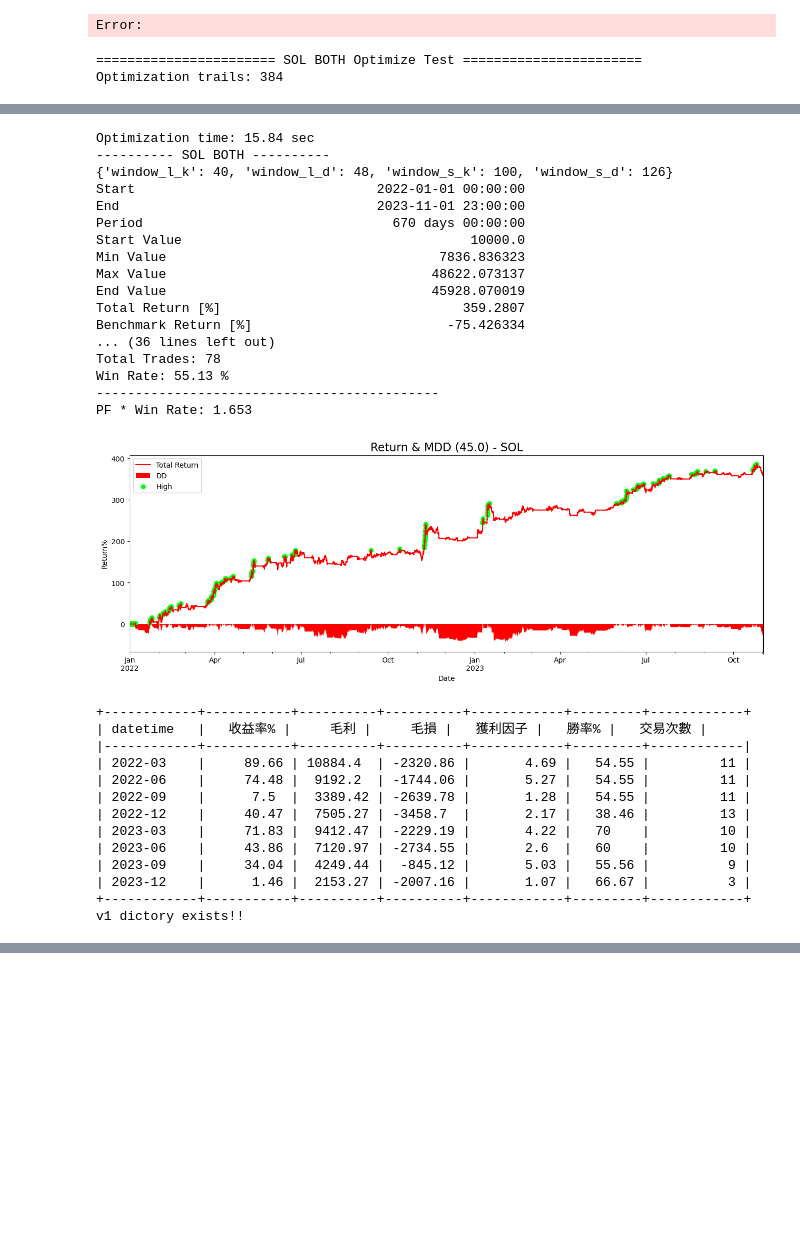
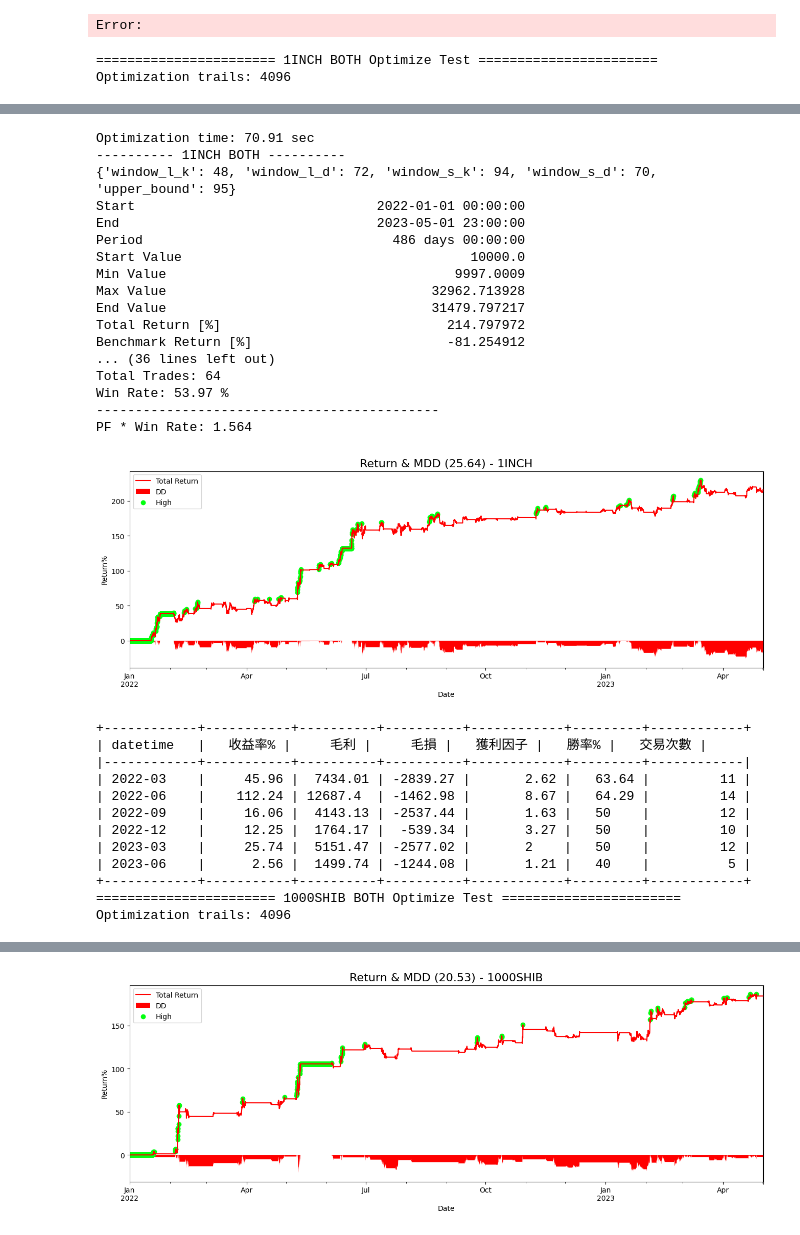
Before and after one commit to JohnsonHsiao/DC_capital_intern, a Jupyter notebook: strategy_research/CTA_TEST/Crypto/mom/bt_lab.ipynb, the cells around one changed output, grey strips where cells are left out. Cells and saved outputs as stored; diff of their text form; code cells hidden in the pictures; blank space fills up the shorter version.

```diff
--- a/strategy_research/CTA_TEST/Crypto/mom/bt_lab.ipynb
+++ b/strategy_research/CTA_TEST/Crypto/mom/bt_lab.ipynb
@@ -79,17 +60,18 @@ import warnings
 warnings.filterwarnings("ignore")
 
 start= '2022-01-01'
-end ='2023-11-01'
+end ='2023-05-01'
 
 params={
     'window_l_k': [40, 100, 8],
-    'window_l_d': [40, 60, 8],
-    'window_s_k': [100, 130, 8],
-    'window_s_d': [110, 140, 8],
+    'window_l_d': [40, 100, 8],
+    'window_s_k': [70, 130, 8],
+    'window_s_d': [70, 130, 8],
+    'upper_bound': [95, 96, 1]
     }
 
 config = {'freq':'1h','fee': 0.0003}
-symbol_list = ['SOL']
+symbol_list = ['1INCH','1000SHIB','AAVE','ADA','ALGO','ANKR','APE','APT','ARB','AVAX','BAND','BCH','BLUR','BNB','BTC','CYBER','DOGE','DYDX','EGLD','ENJ','ETC','ETH','FLOW','GALA','GMT','GMX','IMX','IOST','IOTA','LINK','LTC','MATIC','MANA','MKR','NEAR','NEO','OP','SNX','SEI','STX','SUSHI','THETA','TRB','XRP','XMR','XLM']
 sample_sets = [[start,end]]
 
 multi_test = MultiTester(
@@ -102,10 +84,9 @@ multi_test = MultiTester(
     end=end
     )
 
-all_params = multi_test.multi_params(['SOL'],sample_sets,direction='both')
+all_params = multi_test.multi_params(symbol_list,sample_sets,direction='both')
 trades, value_df = multi_test.multi_params_result(all_params)
-multi_test.save_version_result(all_params,value_df,trades,1)
 all_params
 # %% [output]
-======================= SOL BOTH Optimize Test =======================
-Optimization trails: 384
+======================= 1INCH BOTH Optimize Test =======================
+Optimization trails: 4096
@@ -117,31 +105,30 @@ Optimization trails: 384
-Optimization time: 15.84 sec
----------- SOL BOTH ----------
-{'window_l_k': 40, 'window_l_d': 48, 'window_s_k': 100, 'window_s_d': 126}
+Optimization time: 70.91 sec
+---------- 1INCH BOTH ----------
+{'window_l_k': 48, 'window_l_d': 72, 'window_s_k': 94, 'window_s_d': 70, 'upper_bound': 95}
 Start                               2022-01-01 00:00:00
-End                                 2023-11-01 23:00:00
-Period                                670 days 00:00:00
+End                                 2023-05-01 23:00:00
+Period                                486 days 00:00:00
 Start Value                                     10000.0
-Min Value                                   7836.836323
-Max Value                                  48622.073137
-End Value                                  45928.070019
-Total Return [%]                               359.2807
-Benchmark Return [%]                         -75.426334
+Min Value                                     9997.0009
+Max Value                                  32962.713928
+End Value                                  31479.797217
+Total Return [%]                             214.797972
+Benchmark Return [%]                         -81.254912
 ... (36 lines left out)
-Total Trades: 78
-Win Rate: 55.13 %
+Total Trades: 64
+Win Rate: 53.97 %
 --------------------------------------------
-PF * Win Rate: 1.653
+PF * Win Rate: 1.564
-[figure, old version]
+[figure, new version]
 +------------+-----------+----------+----------+------------+---------+------------+
 | datetime   |   收益率% |     毛利 |     毛損 |   獲利因子 |   勝率% |   交易次數 |
 |------------+-----------+----------+----------+------------+---------+------------|
-| 2022-03    |     89.66 | 10884.4  | -2320.86 |       4.69 |   54.55 |         11 |
-| 2022-06    |     74.48 |  9192.2  | -1744.06 |       5.27 |   54.55 |         11 |
-| 2022-09    |      7.5  |  3389.42 | -2639.78 |       1.28 |   54.55 |         11 |
-| 2022-12    |     40.47 |  7505.27 | -3458.7  |       2.17 |   38.46 |         13 |
-| 2023-03    |     71.83 |  9412.47 | -2229.19 |       4.22 |   70    |         10 |
-| 2023-06    |     43.86 |  7120.97 | -2734.55 |       2.6  |   60    |         10 |
-| 2023-09    |     34.04 |  4249.44 |  -845.12 |       5.03 |   55.56 |          9 |
-| 2023-12    |      1.46 |  2153.27 | -2007.16 |       1.07 |   66.67 |          3 |
+| 2022-03    |     45.96 |  7434.01 | -2839.27 |       2.62 |   63.64 |         11 |
+| 2022-06    |    112.24 | 12687.4  | -1462.98 |       8.67 |   64.29 |         14 |
+| 2022-09    |     16.06 |  4143.13 | -2537.44 |       1.63 |   50    |         12 |
+| 2022-12    |     12.25 |  1764.17 |  -539.34 |       3.27 |   50    |         10 |
+| 2023-03    |     25.74 |  5151.47 | -2577.02 |       2    |   50    |         12 |
+| 2023-06    |      2.56 |  1499.74 | -1244.08 |       1.21 |   40    |          5 |
 +------------+-----------+----------+----------+------------+---------+------------+
-v1 dictory exists!!
+======================= 1000SHIB BOTH Optimize Test =======================
+Optimization trails: 4096
@@ -151,0 +164 @@ v1 dictory exists!!
+[figure, added]
```
Also changed, not shown: parts of 4 cells of this notebook.
